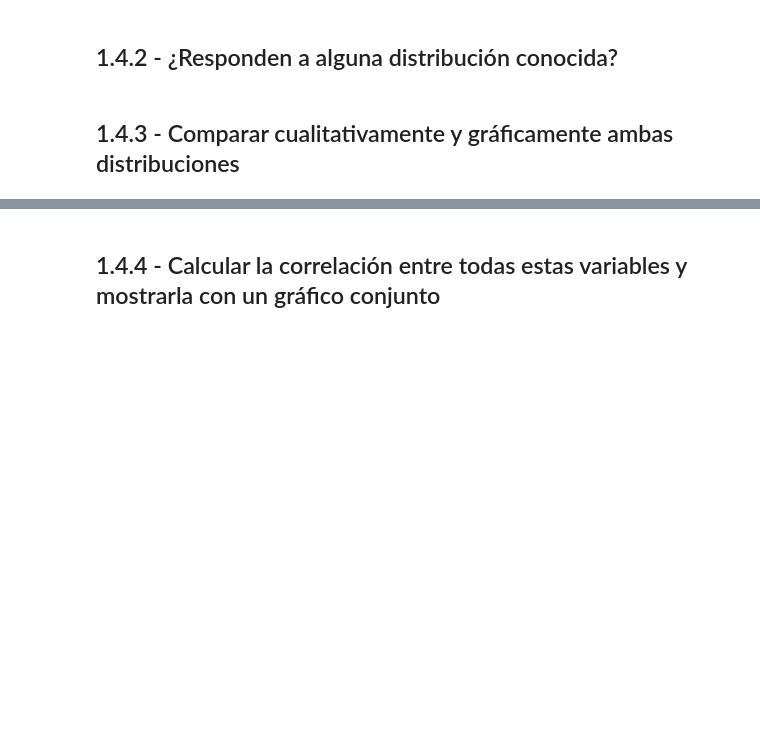
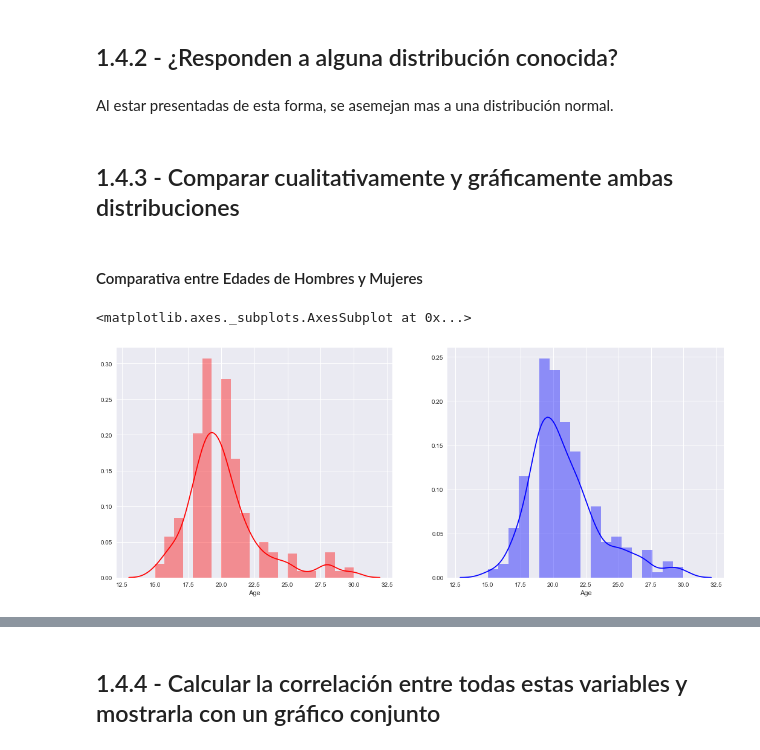
Before and after one commit to david-gonzalez/diplodatos, a Jupyter notebook: analisis_y_visualizacion/Laboratorios/Laboratorio 1/Resultados del Laboratorio 1.ipynb, the cells around one changed output, grey strips where cells are left out. Drawn from its saved outputs; the diff is of its cells as text; code cells hidden in the pictures; blank space fills up the shorter version.

```diff
--- a/analisis_y_visualizacion/Laboratorios/Laboratorio 1/Resultados del Laboratorio 1.ipynb
+++ b/analisis_y_visualizacion/Laboratorios/Laboratorio 1/Resultados del Laboratorio 1.ipynb
@@ -347,5 +347,16 @@ Pesos
 [figure]
 # %% [markdown]
 ## 1.4.2 - ¿Responden a alguna distribución conocida?
+# %% [markdown]
+Al estar presentadas de esta forma, se asemejan mas a una distribución normal.
 # %% [markdown]
 ## 1.4.3 - Comparar cualitativamente y gráficamente ambas distribuciones
+# %%
+display(HTML('<H4>Comparativa entre Edades de Hombres y Mujeres</H4>'))
+_, ax=plt.subplots(nrows=1,ncols=2,figsize=(18,7))
+sns.distplot(men_df.Age.dropna(),ax=ax[1],color="blue")
+sns.distplot(women_df.Age.dropna(),ax=ax[0],color="red")
+# %% [output]
+Comparativa entre Edades de Hombres y Mujeres
+<matplotlib.axes._subplots.AxesSubplot at 0x...>
+[figure, added]
```
Also changed, not shown: parts of 11 cells of this notebook.
